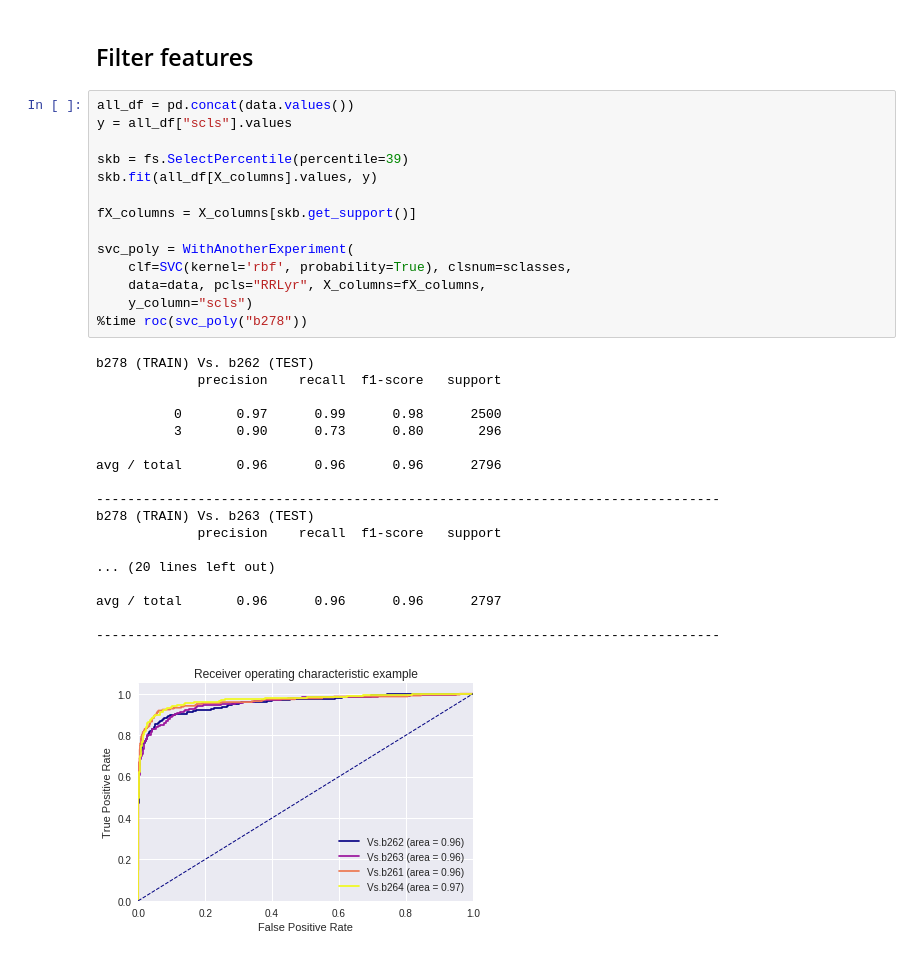
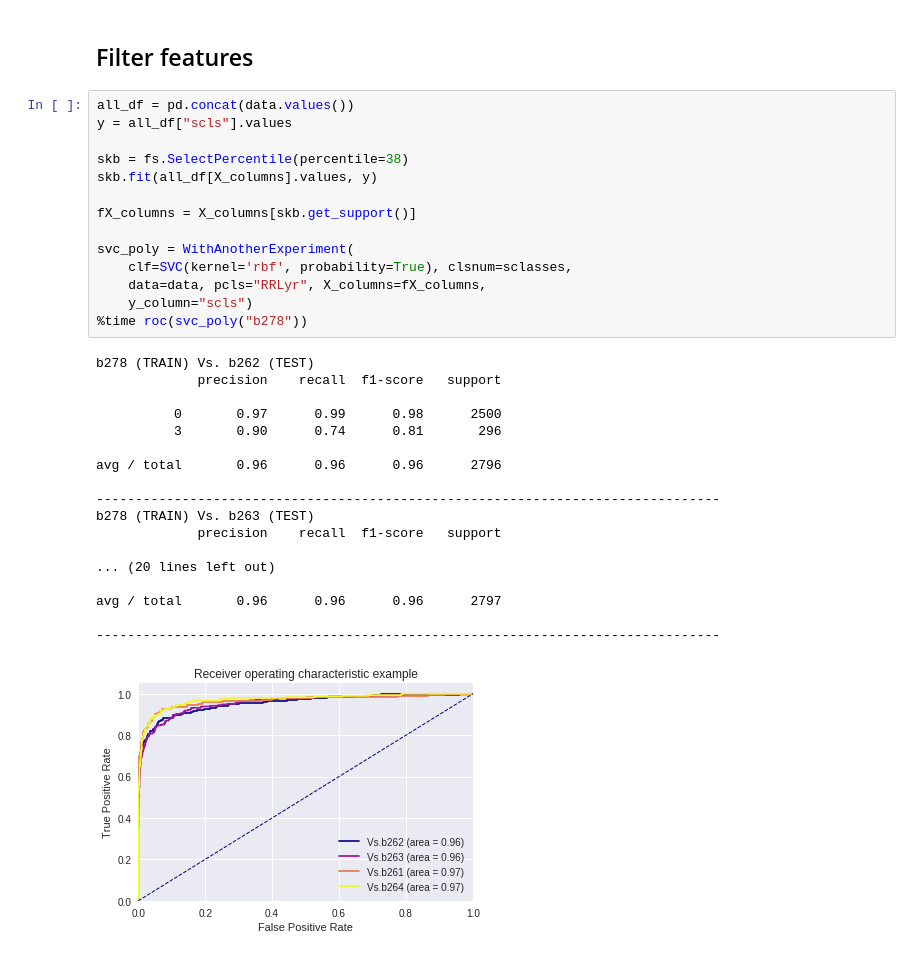
Before and after one commit to carpyncho/vvv_gen_catalog, a Jupyter notebook: features_selection_mv.ipynb, the cells around one changed output. Cells and saved outputs as stored; diff of their text form.

```diff
--- a/features_selection_mv.ipynb
+++ b/features_selection_mv.ipynb
@@ -141,33 +141,33 @@ Wall time: 5.6 s
 # %%
 all_df = pd.concat(data.values())
 y = all_df["scls"].values
 
-skb = fs.SelectPercentile(percentile=39)
+skb = fs.SelectPercentile(percentile=38)
 skb.fit(all_df[X_columns].values, y)
 
 fX_columns = X_columns[skb.get_support()]
 
 svc_poly = WithAnotherExperiment(
     clf=SVC(kernel='rbf', probability=True), clsnum=sclasses,
     data=data, pcls="RRLyr", X_columns=fX_columns,
     y_column="scls")
 %time roc(svc_poly("b278"))
 # %% [output]
 b278 (TRAIN) Vs. b262 (TEST)
              precision    recall  f1-score   support
 
           0       0.97      0.99      0.98      2500
-          3       0.90      0.73      0.80       296
+          3       0.90      0.74      0.81       296
 
 avg / total       0.96      0.96      0.96      2796
 
 --------------------------------------------------------------------------------
 b278 (TRAIN) Vs. b263 (TEST)
              precision    recall  f1-score   support
 
 ... (20 lines left out)
 
 avg / total       0.96      0.96      0.96      2797
 
 --------------------------------------------------------------------------------
-[figure, old version]
+[figure, new version]
```
Also changed, not shown: parts of 11 cells of this notebook.
